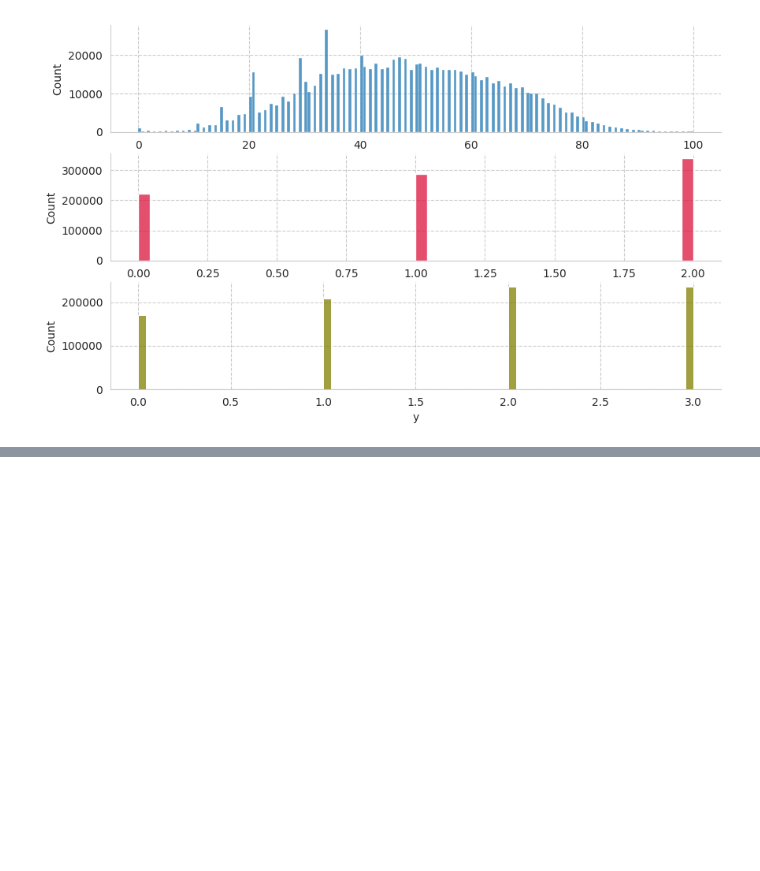
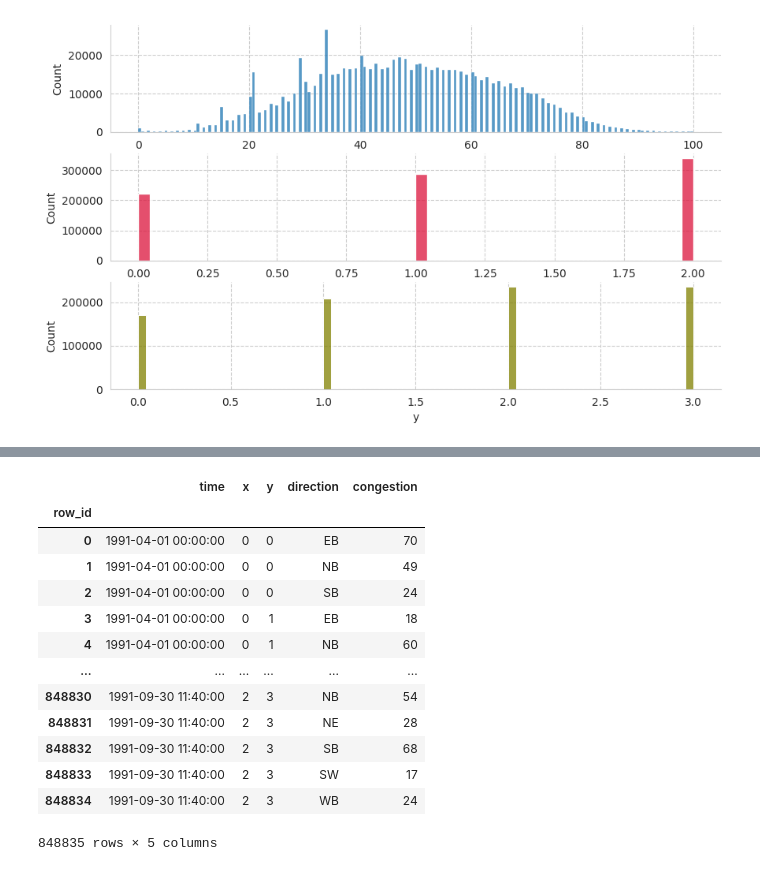
Before and after one commit to fabriziobasso/kaggle, a Jupyter notebook: congestion_v0.ipynb, the cells around one changed output, grey strips where cells are left out. Drawn from its saved outputs; the diff is of its cells as text; code cells hidden in the pictures; blank space fills up the shorter version.

```diff
--- a/congestion_v0.ipynb
+++ b/congestion_v0.ipynb
@@ -499,0 +526,17 @@ sns.histplot(data=df_train, x="y", ax=axs[2], color="olive");
+# %%
+df_train
+# %% [output]
+|  | time | x | y | direction | congestion |
+| row_id |  |  |  |  |  |
+| 0 | 1991-04-01 00:00:00 | 0 | 0 | EB | 70 |
+| 1 | 1991-04-01 00:00:00 | 0 | 0 | NB | 49 |
+| 2 | 1991-04-01 00:00:00 | 0 | 0 | SB | 24 |
+| 3 | 1991-04-01 00:00:00 | 0 | 1 | EB | 18 |
+| 4 | 1991-04-01 00:00:00 | 0 | 1 | NB | 60 |
+| ... | ... | ... | ... | ... | ... |
+| 848830 | 1991-09-30 11:40:00 | 2 | 3 | NB | 54 |
+| 848831 | 1991-09-30 11:40:00 | 2 | 3 | NE | 28 |
+| 848832 | 1991-09-30 11:40:00 | 2 | 3 | SB | 68 |
+| 848833 | 1991-09-30 11:40:00 | 2 | 3 | SW | 17 |
+| 848834 | 1991-09-30 11:40:00 | 2 | 3 | WB | 24 |
+848835 rows × 5 columns
```
Also changed, not shown: parts of 5 cells of this notebook.
